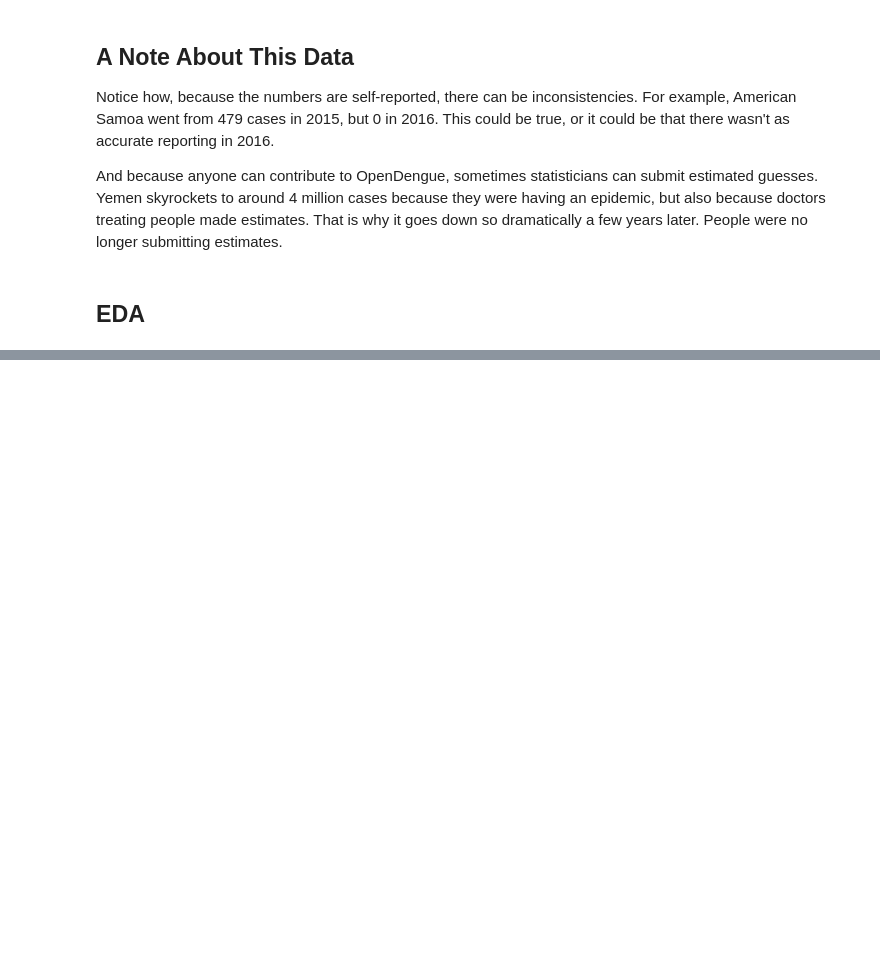
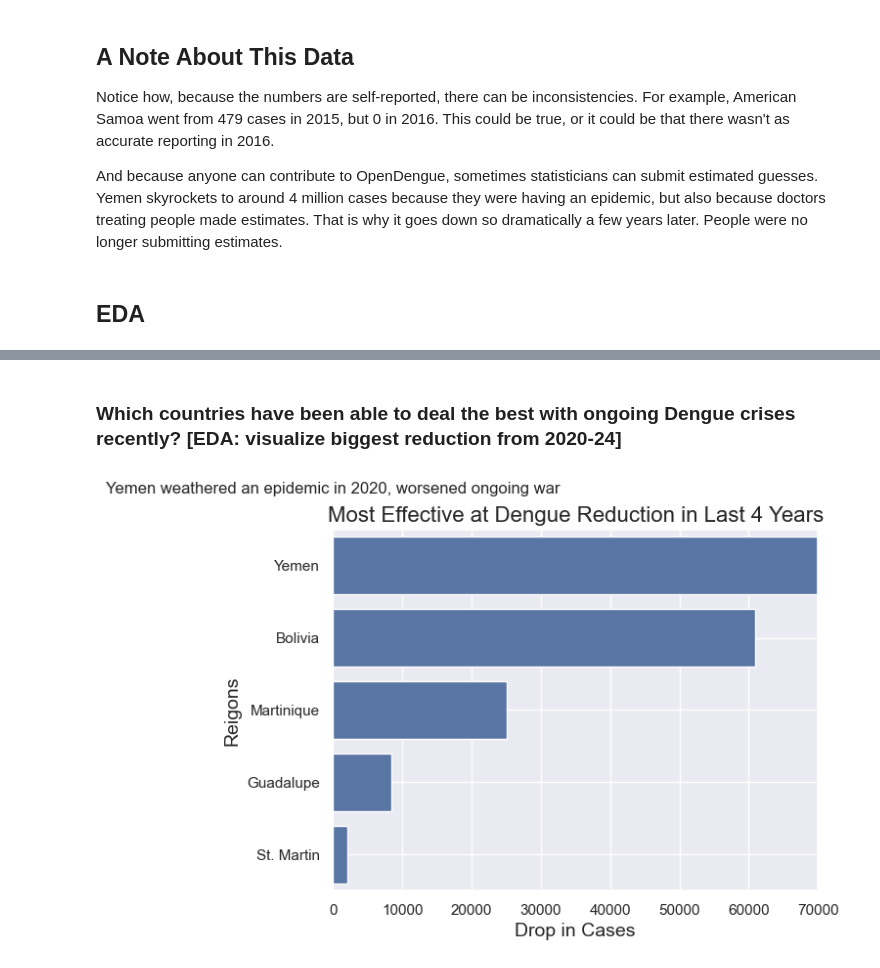
Before and after one commit to pxm-georg/final_project, a Jupyter notebook: final_prep.ipynb, the cells around one changed output, grey strips where cells are left out. Cells and saved outputs as stored; diff of their text form; code cells hidden in the pictures; blank space fills up the shorter version.

Commit message:
updated code to include more graphics and ML

```diff
--- a/final_prep.ipynb
+++ b/final_prep.ipynb
@@ -260,11 +309,8 @@ missing = missing.groupby(['ISO_A0', 'Year']).agg({
 missing.columns = ['Country', 'Year', 'Dengue_Total']
 # %%
 all_countries = pd.concat([annual_cases, missing]).reset_index(drop=True).sort_values(['Country'])
+# cdf is clean dataframe
+cdf = all_countries
-# %%
-# ah ah ah remove the year 2025 because it is incomplete and will bias our data
-# cdf is cleaned df
-cdf = all_countries.query('Year != 2025').reset_index(drop=True)
-cdf
 # %% [markdown]
 ## A Note About This Data
 Notice how, because the numbers are self-reported, there can be inconsistencies. For example, American Samoa went from 479 cases in 2015, but 0 in 2016. This could be true, or it could be that there wasn't as accurate reporting in 2016.
@@ -274,0 +429,22 @@ And because anyone can contribute to OpenDengue, sometimes statisticians can sub
+# %% [markdown]
+### Which countries have been able to deal the best with ongoing Dengue crises recently? [EDA: visualize biggest reduction from 2020-24]
+# %%
+merged_df = pd.merge(cdf.query("Year == 2020"), cdf.query("Year == 2024"), on='Country', suffixes=('_2020', '_2024'))
+
+# Calculate the drop in dengue cases
+merged_df['Drop'] = merged_df['Dengue_Total_2020'] - merged_df['Dengue_Total_2024']
+merged_df = merged_df.sort_values(ascending=False, by='Drop')
+subset = merged_df.copy()[0:5]
+subset['Full_Names'] = ['Yemen','Bolivia', 'Martinique', 'Guadalupe', 'St. Martin']
+
+# aesthetics for the plot
+sns.set(style='darkgrid')
+plt = sns.barplot(subset, y="Full_Names", x="Drop")
+plt.set(xlim=(0, 70000))
+plt.set_title('Most Effective at Dengue Reduction in Last 4 Years', fontsize=16)
+plt.set_xlabel('Drop in Cases', fontsize=14)
+plt.set_ylabel('Reigons', fontsize=14)
+plt.text(x=2.5, y=-1, s="Yemen weathered an epidemic in 2020, worsened ongoing war", ha='center')
+plt.grid(axis='y')
+# %% [output]
+[figure, added]
```
Also changed, not shown: parts of 30 cells of this notebook.
